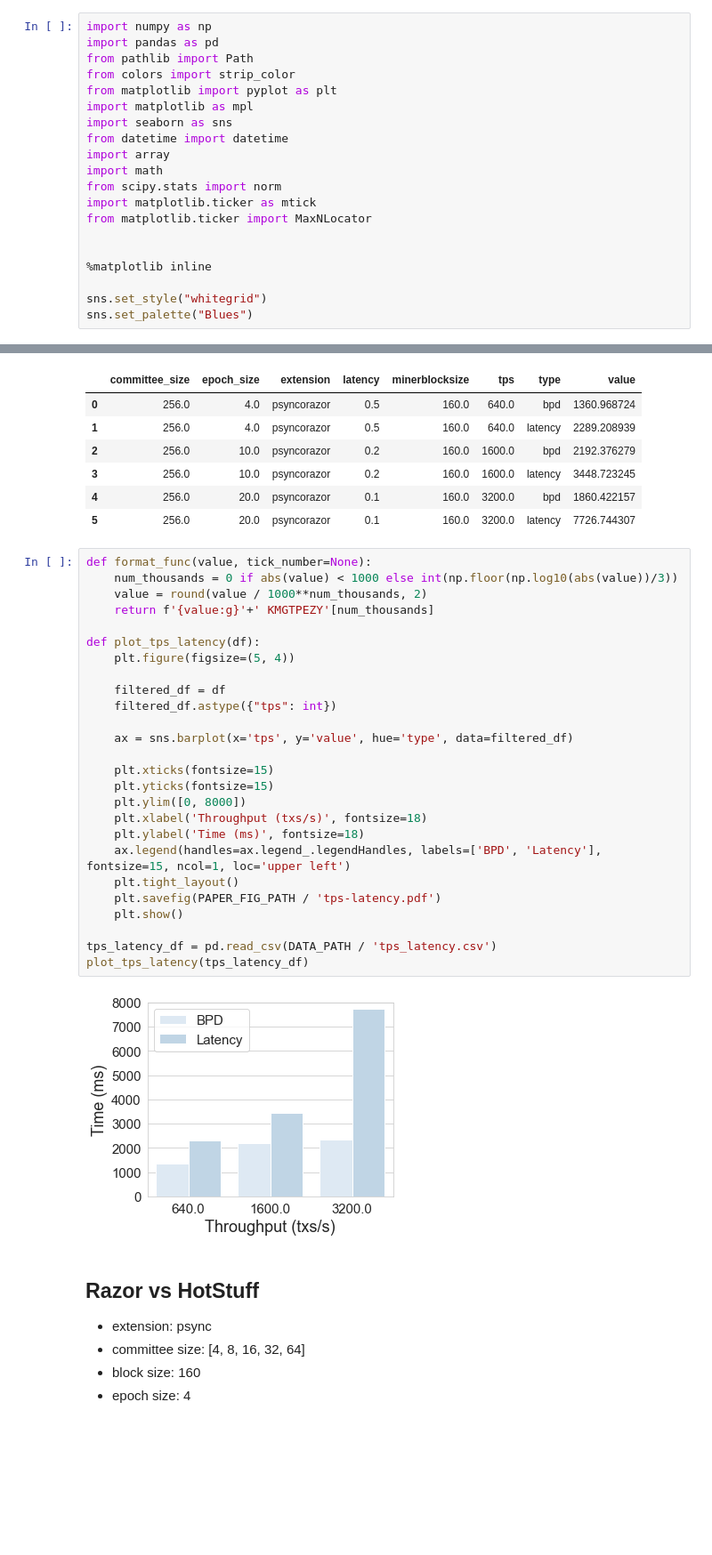
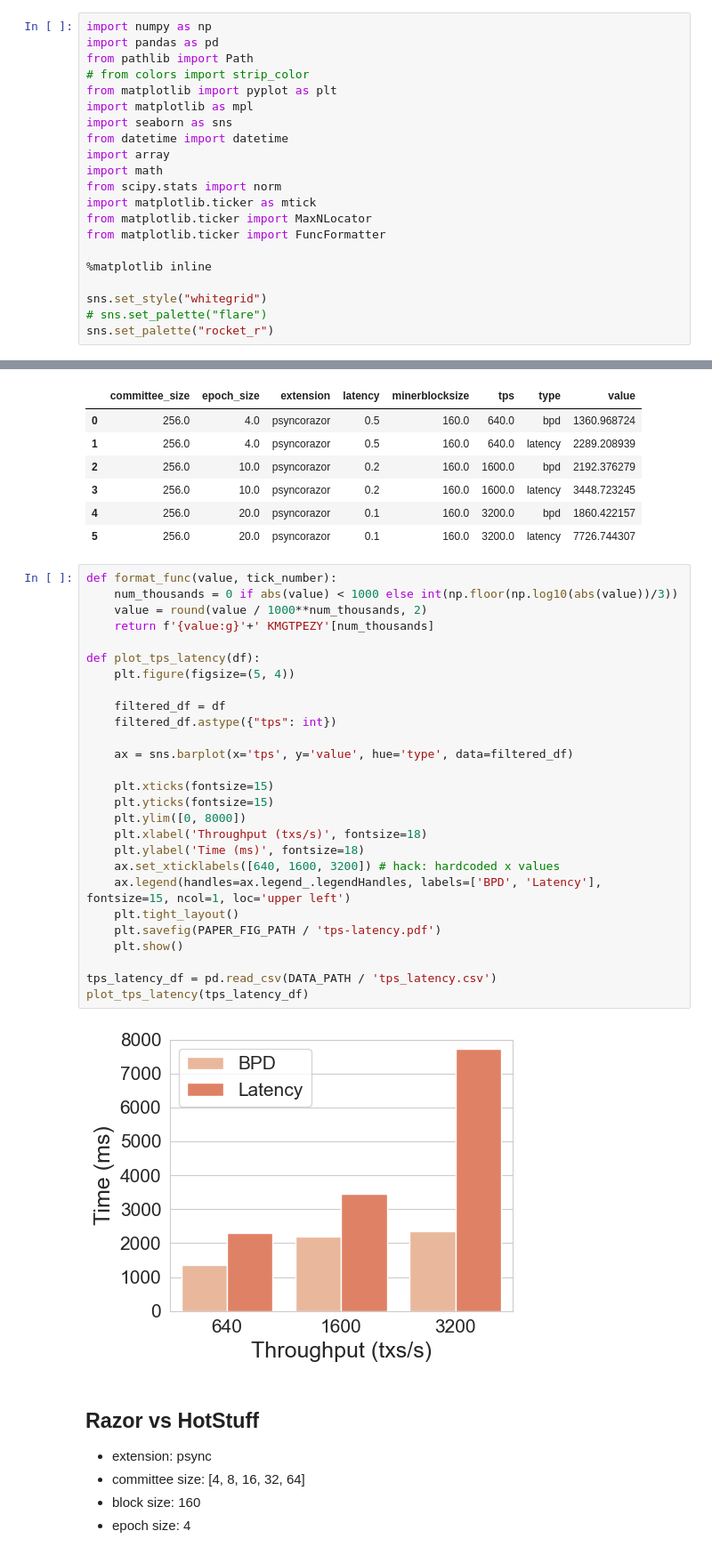
Before and after one commit to SebastianElvis/ebft, a Jupyter notebook: evaluation/analysis.ipynb, the cells around one changed output, grey strips where cells are left out. Shown at 89% size. Saved outputs shown, nothing was run; the diff lists cells and outputs as text; blank space fills up the shorter version.

```diff
--- a/evaluation/analysis.ipynb
+++ b/evaluation/analysis.ipynb
@@ -2,7 +2,7 @@
 import numpy as np
 import pandas as pd
 from pathlib import Path
-from colors import strip_color
+# from colors import strip_color
 from matplotlib import pyplot as plt
 import matplotlib as mpl
 import seaborn as sns
@@ -12,12 +12,13 @@ import math
 from scipy.stats import norm
 import matplotlib.ticker as mtick
 from matplotlib.ticker import MaxNLocator
-
+from matplotlib.ticker import FuncFormatter
 
 %matplotlib inline
 
 sns.set_style("whitegrid")
-sns.set_palette("Blues")
+# sns.set_palette("flare")
+sns.set_palette("rocket_r")
 # %%
 LOG_PATH = Path('./log/')
 DATA_PATH = Path('./data/')
@@ -536,33 +538,34 @@ tps_latency_df
 | 4 | 256.0 | 20.0 | psyncorazor | 0.1 | 160.0 | 3200.0 | bpd | 1860.422157 |
 | 5 | 256.0 | 20.0 | psyncorazor | 0.1 | 160.0 | 3200.0 | latency | 7726.744307 |
 # %%
-def format_func(value, tick_number=None):
+def format_func(value, tick_number):
     num_thousands = 0 if abs(value) < 1000 else int(np.floor(np.log10(abs(value))/3))
     value = round(value / 1000**num_thousands, 2)
     return f'{value:g}'+' KMGTPEZY'[num_thousands]
 
 def plot_tps_latency(df):
     plt.figure(figsize=(5, 4))
 
     filtered_df = df
     filtered_df.astype({"tps": int})
 
     ax = sns.barplot(x='tps', y='value', hue='type', data=filtered_df)
 
     plt.xticks(fontsize=15)
     plt.yticks(fontsize=15)
     plt.ylim([0, 8000])
     plt.xlabel('Throughput (txs/s)', fontsize=18)
     plt.ylabel('Time (ms)', fontsize=18)
+    ax.set_xticklabels([640, 1600, 3200]) # hack: hardcoded x values
     ax.legend(handles=ax.legend_.legendHandles, labels=['BPD', 'Latency'], fontsize=15, ncol=1, loc='upper left')
     plt.tight_layout()
     plt.savefig(PAPER_FIG_PATH / 'tps-latency.pdf')
     plt.show()
 
 tps_latency_df = pd.read_csv(DATA_PATH / 'tps_latency.csv')
 plot_tps_latency(tps_latency_df)
 # %% [output]
-[figure, old version]
+[figure, new version]
 # %% [markdown]
 ## Razor vs HotStuff
 
```
Also changed, not shown: parts of 9 cells of this notebook.
